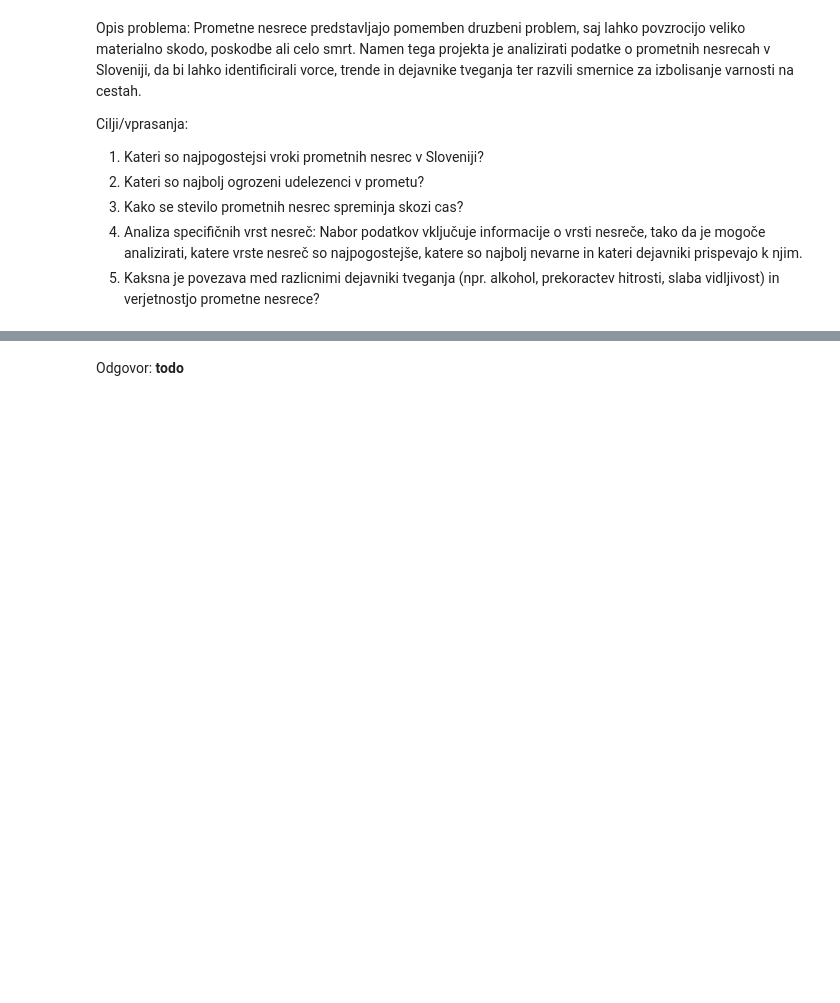
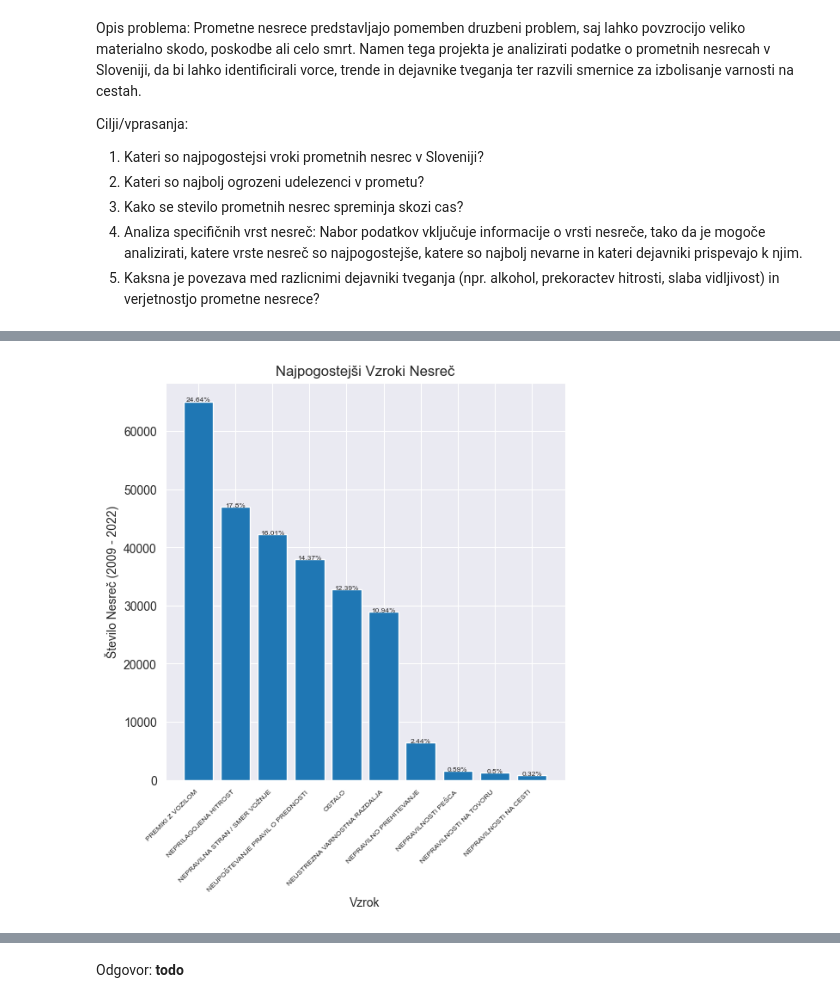
Before and after one commit to UrhPercic/PR22UMZ, a Jupyter notebook: report.ipynb, the cells around one changed output, grey strips where cells are left out. Drawn from its saved outputs; the diff is of its cells as text; code cells hidden in the pictures; blank space fills up the shorter version.

```diff
--- a/report.ipynb
+++ b/report.ipynb
@@ -20,0 +25,46 @@ Analiza podatkov je potekala po oblikovanih ciljih, kjer smo z ustreznimi vizual
+# %%
+import csv
+%matplotlib inline
+import matplotlib.pyplot as plt
+
+
+datoteke = ["pn2009", "pn2010", "pn2011", "pn2012", "pn2013", "pn2014", "pn2015", "pn2016", "pn2017", "pn2018", "pn2019", "pn2020", "pn2021", "pn2022"]
+vzrokNesrece = {}
+
+for datoteka in datoteke:
+    with open(f'podatki/{datoteka}.csv', 'r') as file:
+        csv_reader = csv.reader(file)
+        zaporednostDogodka = {}
+        next(csv_reader)
+
+        for row in csv_reader:
+            row_split = (row[0] + row[1]).split(";")
+            zaporednost = row_split[0]
+
+            if not zaporednost in zaporednostDogodka:
+                zaporednostDogodka[zaporednost] = 1
+                row_split = (row[0] + row[1]).split(";")
+                bumbum = row_split[14]
+
+                if bumbum not in vzrokNesrece:
+                    vzrokNesrece[bumbum] = 1
+                else:
+                    vzrokNesrece[bumbum] += 1
+
+sortiranVzrokNesrece = dict(sorted(vzrokNesrece.items(), key=lambda x: x[1], reverse=True)[:10])
+vzroki = list(sortiranVzrokNesrece.keys())
+stevila = list(sortiranVzrokNesrece.values())
+stevilaProcenti = [round((stevilo/sum(stevila))*100, 2) for stevilo in stevila]
+stevilaProcenti = [f'{stevilo}%' for stevilo in stevilaProcenti]
+
+plt.figure(figsize=(6, 6))
+plt.bar(vzroki, stevila)
+plt.xlabel('Vzrok')
+plt.ylabel('Število Nesreč (2009 - 2022)')
+plt.title('Najpogostejši Vzroki Nesreč')
+plt.xticks(rotation=45, ha='right', fontsize=6)
+for i, v in enumerate(stevilaProcenti):
+    plt.text(i, stevila[i] + 5, v, ha='center', fontsize=6)
+plt.show()
+# %% [output]
+[figure, added]
```
Also changed, not shown: parts of 16 cells of this notebook.
